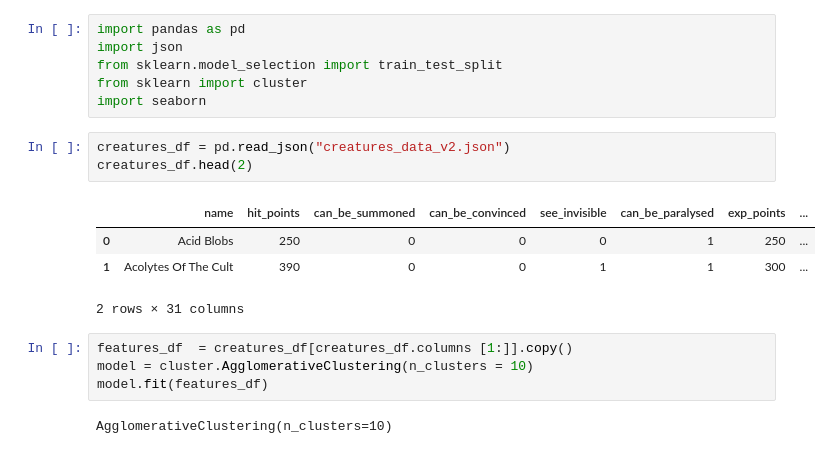
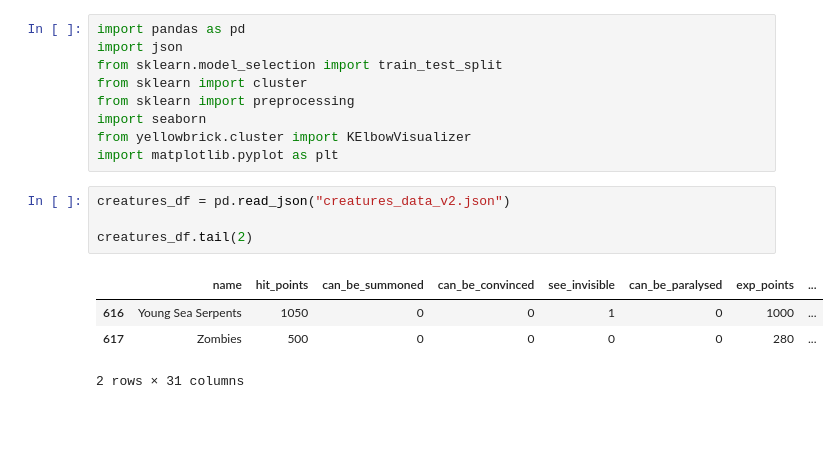
Before and after one commit to jpgsamu/jpgsamu-study-2024-pt1, a Jupyter notebook: cluster_model_v1.ipynb, the cells around one changed output. Cells and saved outputs as stored; diff of their text form; blank space fills up the shorter version.

```diff
--- a/cluster_model_v1.ipynb
+++ b/cluster_model_v1.ipynb
@@ -3,18 +3,16 @@ import pandas as pd
 import json
 from sklearn.model_selection import train_test_split
 from sklearn import cluster
+from sklearn import preprocessing
 import seaborn
+from yellowbrick.cluster import KElbowVisualizer
+import matplotlib.pyplot as plt
 # %%
 creatures_df = pd.read_json("creatures_data_v2.json")
-creatures_df.head(2)
+
+creatures_df.tail(2)
 # %% [output]
 |  | name | hit_points | can_be_summoned | can_be_convinced | see_invisible | can_be_paralysed | exp_points | ... |
-| 0 | Acid Blobs | 250 | 0 | 0 | 0 | 1 | 250 | ... |
-| 1 | Acolytes Of The Cult | 390 | 0 | 0 | 1 | 1 | 300 | ... |
+| 616 | Young Sea Serpents | 1050 | 0 | 0 | 1 | 0 | 1000 | ... |
+| 617 | Zombies | 500 | 0 | 0 | 0 | 0 | 280 | ... |
 2 rows × 31 columns
-# %%
-features_df  = creatures_df[creatures_df.columns [1:]].copy()
-model = cluster.AgglomerativeClustering(n_clusters = 10)
-model.fit(features_df)
-# %% [output]
-AgglomerativeClustering(n_clusters=10)
```
Also changed, not shown: parts of 7 cells of this notebook.
